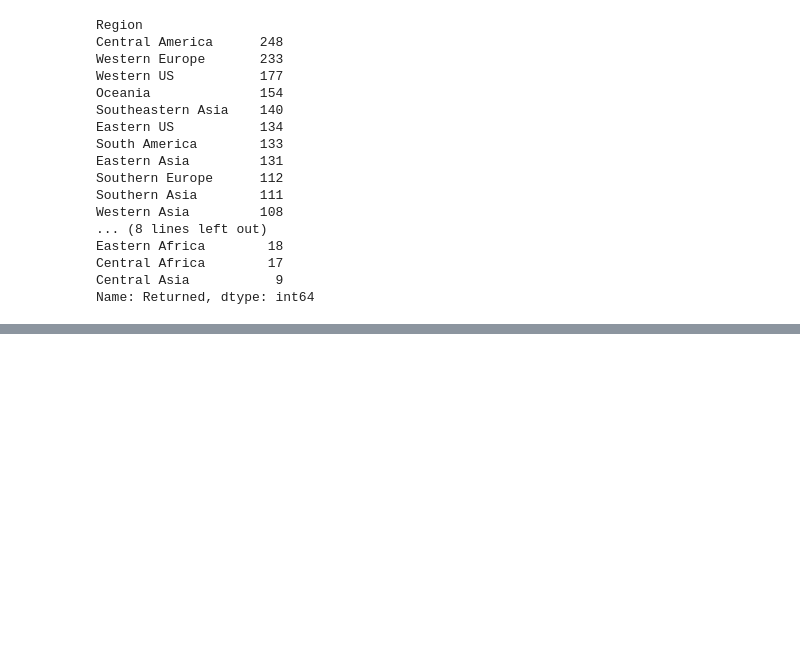
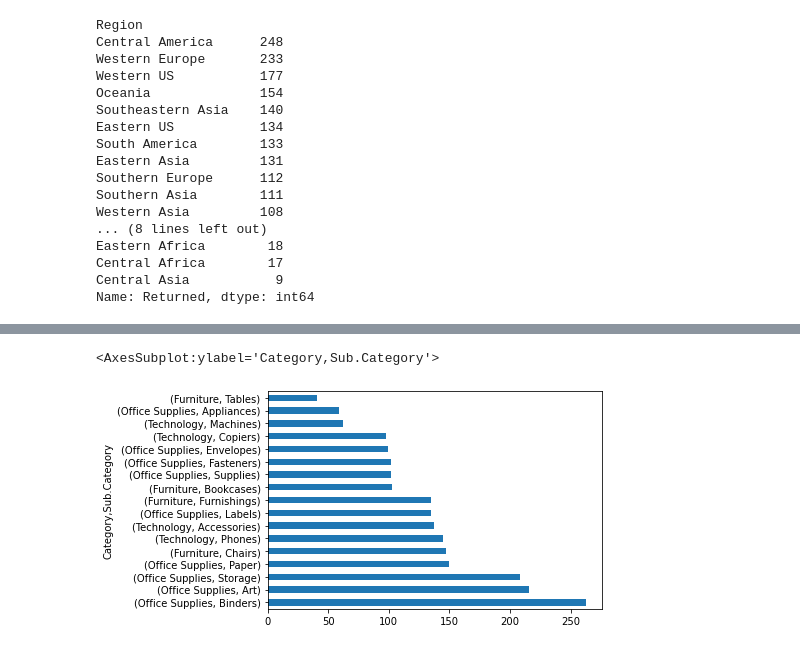
Before and after one commit to TheAidanAu/ML_Lab, a Jupyter notebook: AIDAN/ML_Lab_EDA_AIDAN.ipynb, the cells around one changed output, grey strips where cells are left out. Cells and saved outputs as stored; diff of their text form; code cells hidden in the pictures; blank space fills up the shorter version.

```diff
--- a/AIDAN/ML_Lab_EDA_AIDAN.ipynb
+++ b/AIDAN/ML_Lab_EDA_AIDAN.ipynb
@@ -325,0 +356,4 @@ Name: Returned, dtype: int64
+# %%
+#3.4
+df_category=df_total.groupby(["Category","Sub.Category"]).Returned.count().sort_values(ascending=False)
+df_category
@@ -325,0 +380,5 @@ Name: Returned, dtype: int64
+# %%
+df_category.plot.barh()
+# %% [output]
+<AxesSubplot:ylabel='Category,Sub.Category'>
+[figure, added]
```
Also changed, not shown: parts of 20 cells of this notebook.
